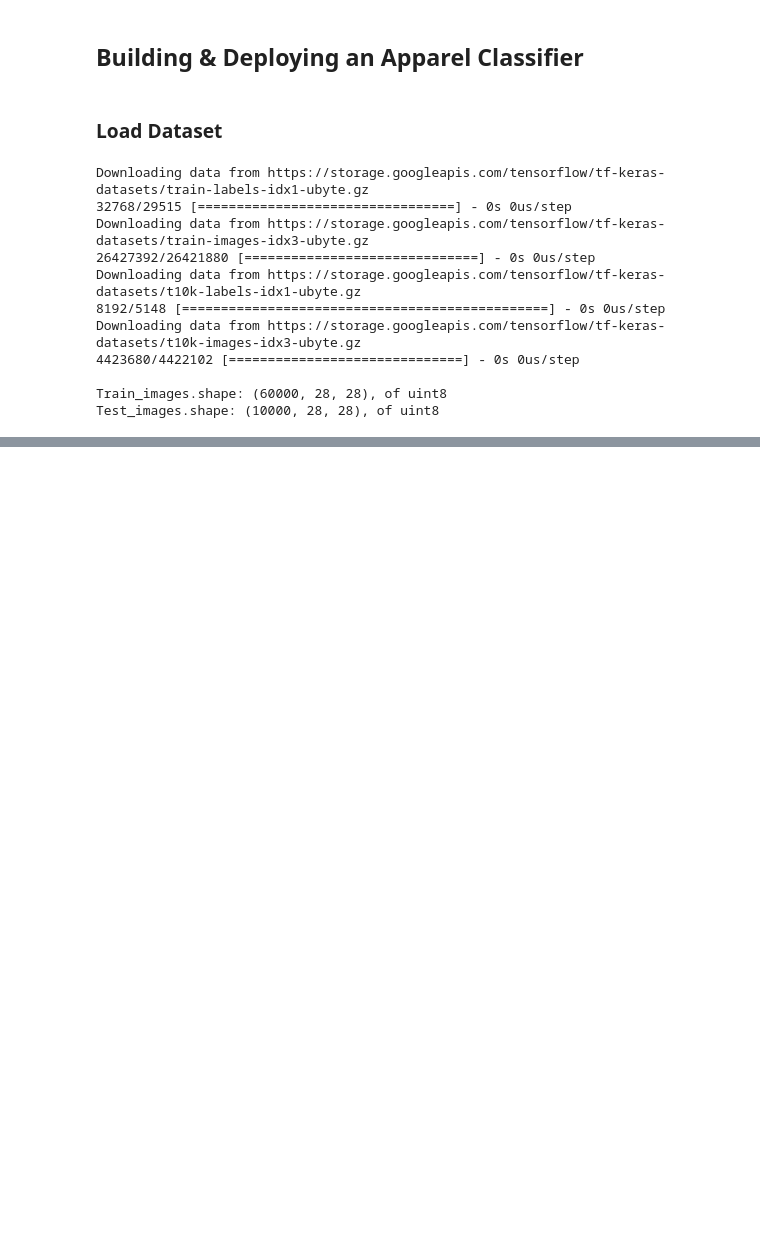
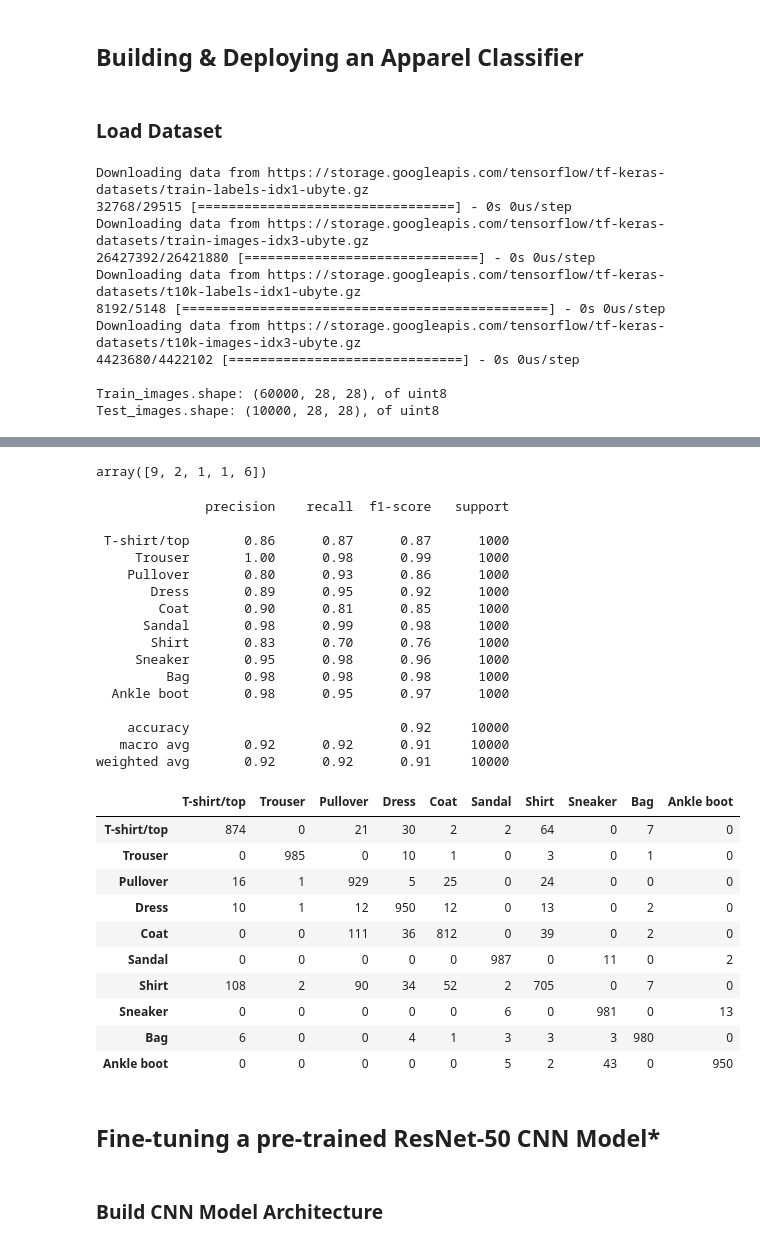
Before and after one commit to cleysonl/ML_Bootcamp_CLL, a Jupyter notebook: Model_training_prototypes.ipynb, the cells around one changed output, grey strips where cells are left out. Cells and saved outputs as stored; diff of their text form; code cells hidden in the pictures; blank space fills up the shorter version.

```diff
--- a/Model_training_prototypes.ipynb
+++ b/Model_training_prototypes.ipynb
@@ -65,0 +102,22 @@ Test_images.shape: (10000, 28, 28), of uint8
+# %%
+INPUT_SHAPE = (28, 28, 1)
+
+def create_cnn_architecture_model1(input_shape):
+  inp = keras.layers.Input(shape = input_shape)
+
+  conv1 = keras.layers.Conv2D(filters=16, kernel_size = (3,3), strides = (1,1), activation = 'relu', padding='same')(inp)
+  pool1 = keras.layers.MaxPooling2D(pool_size = (2,2))(conv1)
+  conv2 = keras.layers.Conv2D(filters=32, kernel_size = (3,3), strides = (1,1), activation = 'relu', padding='same')(pool1)
+  pool2 = keras.layers.MaxPooling2D(pool_size =(2, 2))(conv2)
+
+  flat = keras.layers.Flatten()(pool2)
+
+  hidden1 = keras.layers.Dense(256, activation='relu')(flat)
+  drop1 = keras.layers.Dropout(rate=0.3)(hidden1)
+
+  out = keras.layers.Dense(10, activation = 'softmax')(drop1)
+
+  model = keras.Model(inputs=inp, outputs=out)
+  model.compile(optimizer='adam', loss='sparse_categorical_crossentropy', metrics=['accuracy'])
+
+  return model
@@ -65,0 +181,3 @@ Test_images.shape: (10000, 28, 28), of uint8
+# %%
+model = create_cnn_architecture_model1(input_shape=INPUT_SHAPE)
+model.load_weights('model_weights/cnn_model1_wt.h5')
@@ -65,0 +186,4 @@ Test_images.shape: (10000, 28, 28), of uint8
+# %%
+test_images_scaled = test_images_gr / 255.
+predictions = model.predict(test_images_scaled)
+predictions[:5]
@@ -65,0 +206,43 @@ Test_images.shape: (10000, 28, 28), of uint8
+# %%
+prediction_labels = np.argmax(predictions, axis=1)
+prediction_labels[:5]
+# %% [output]
+array([9, 2, 1, 1, 6])
+# %%
+from sklearn.metrics import confusion_matrix, classification_report
+import pandas as pd
+
+print(classification_report(test_labels, prediction_labels, target_names = class_names))
+pd.DataFrame(confusion_matrix(test_labels, prediction_labels), index=class_names, columns = class_names)
+# %% [output]
+              precision    recall  f1-score   support
+
+ T-shirt/top       0.86      0.87      0.87      1000
+     Trouser       1.00      0.98      0.99      1000
+    Pullover       0.80      0.93      0.86      1000
+       Dress       0.89      0.95      0.92      1000
+        Coat       0.90      0.81      0.85      1000
+      Sandal       0.98      0.99      0.98      1000
+       Shirt       0.83      0.70      0.76      1000
+     Sneaker       0.95      0.98      0.96      1000
+         Bag       0.98      0.98      0.98      1000
+  Ankle boot       0.98      0.95      0.97      1000
+
+    accuracy                           0.92     10000
+   macro avg       0.92      0.92      0.91     10000
+weighted avg       0.92      0.92      0.91     10000
+|  | T-shirt/top | Trouser | Pullover | Dress | Coat | Sandal | Shirt | Sneaker | Bag | Ankle boot |
+| T-shirt/top | 874 | 0 | 21 | 30 | 2 | 2 | 64 | 0 | 7 | 0 |
+| Trouser | 0 | 985 | 0 | 10 | 1 | 0 | 3 | 0 | 1 | 0 |
+| Pullover | 16 | 1 | 929 | 5 | 25 | 0 | 24 | 0 | 0 | 0 |
+| Dress | 10 | 1 | 12 | 950 | 12 | 0 | 13 | 0 | 2 | 0 |
+| Coat | 0 | 0 | 111 | 36 | 812 | 0 | 39 | 0 | 2 | 0 |
+| Sandal | 0 | 0 | 0 | 0 | 0 | 987 | 0 | 11 | 0 | 2 |
+| Shirt | 108 | 2 | 90 | 34 | 52 | 2 | 705 | 0 | 7 | 0 |
+| Sneaker | 0 | 0 | 0 | 0 | 0 | 6 | 0 | 981 | 0 | 13 |
+| Bag | 6 | 0 | 0 | 4 | 1 | 3 | 3 | 3 | 980 | 0 |
+| Ankle boot | 0 | 0 | 0 | 0 | 0 | 5 | 2 | 43 | 0 | 950 |
+# %% [markdown]
+## **Fine-tuning a pre-trained ResNet-50 CNN Model***
+# %% [markdown]
+### **Build CNN Model Architecture**
```
Also changed, not shown: parts of 15 cells of this notebook.
